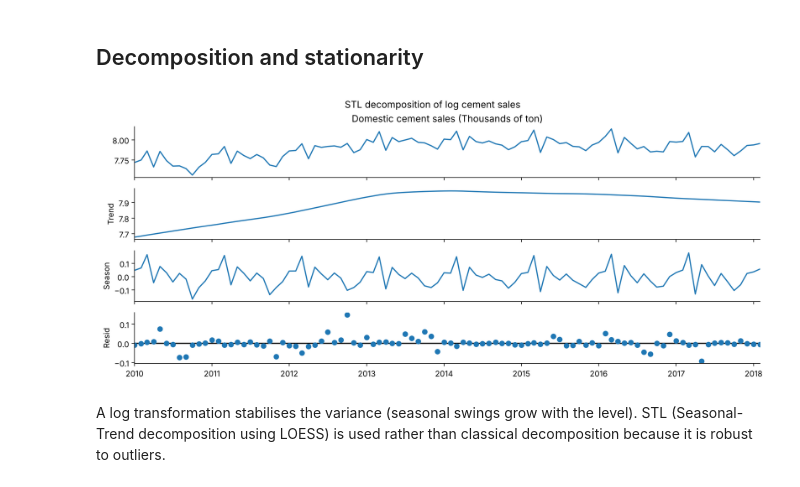
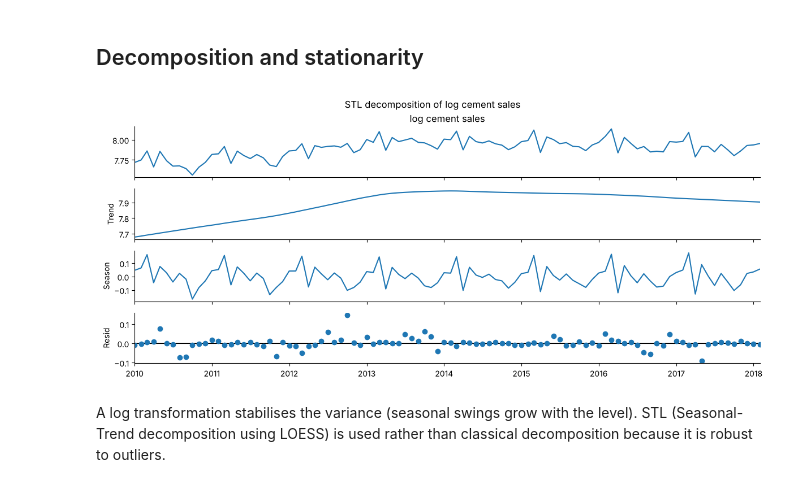
Before and after one commit to KczePK/Forecasting-Thailand-Construction-Material-Demand, a Jupyter notebook: Forecasting-repo/CPAC_project.ipynb, the cells around one changed output. Saved outputs shown, nothing was run; the diff lists cells and outputs as text; code cells hidden in the pictures.

```diff
--- a/Forecasting-repo/CPAC_project.ipynb
+++ b/Forecasting-repo/CPAC_project.ipynb
@@ -322,12 +320,13 @@ Sales peak in **March** and drop sharply in **April**, consistent with reduced c
 ## Decomposition and stationarity
 # %%
 cement_log = np.log(df[TARGET])
+cement_log.name = "log cement sales"
 stl = STL(cement_log, period=12, robust=True).fit()
 stl.plot()
 plt.suptitle("STL decomposition of log cement sales", y=1.02)
 plt.show()
 # %% [output]
-[figure, old version]
+[figure, new version]
 # %% [markdown]
 A log transformation stabilises the variance (seasonal swings grow with the level). STL (Seasonal-Trend decomposition using LOESS) is used rather than classical decomposition because it is robust to outliers.
 # %%
```
Also changed, not shown: parts of 4 cells of this notebook.
